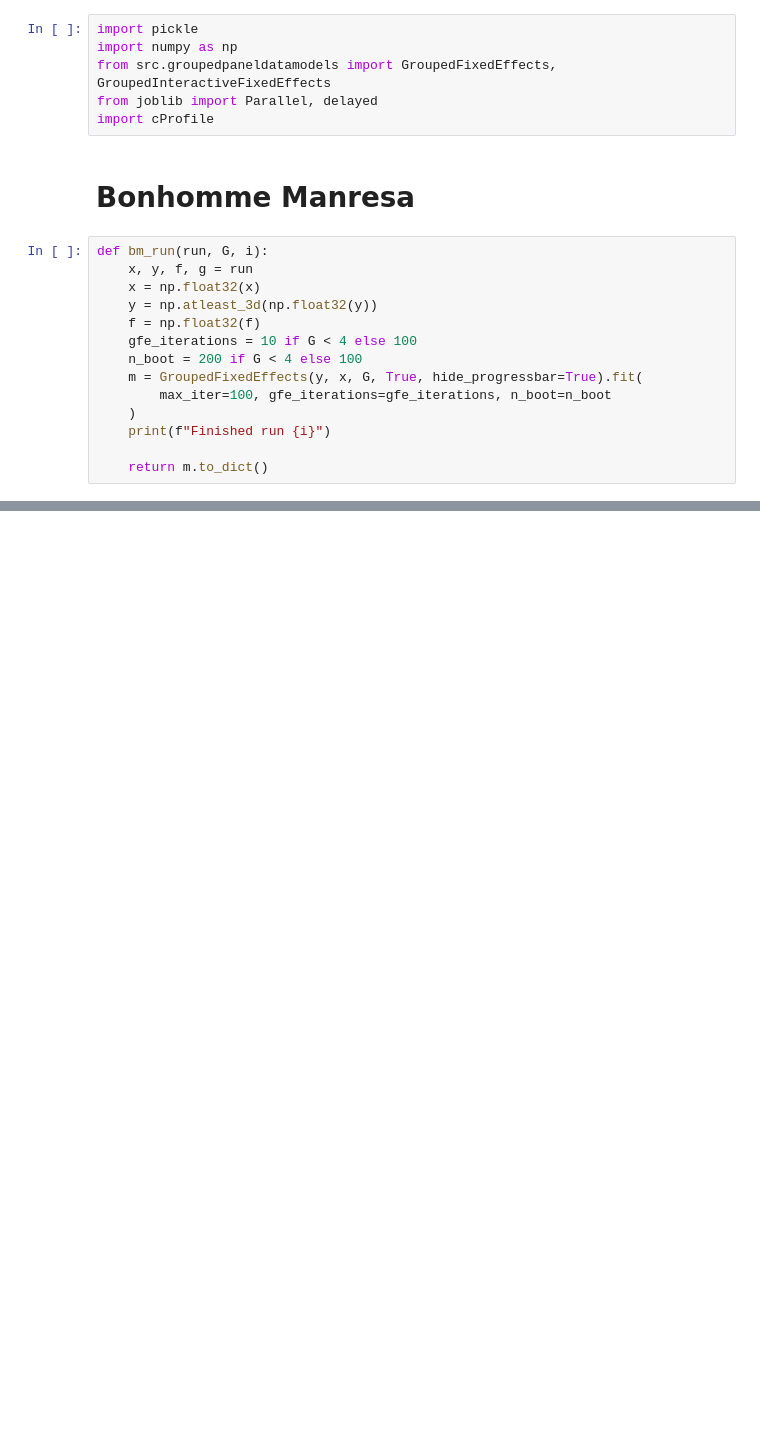
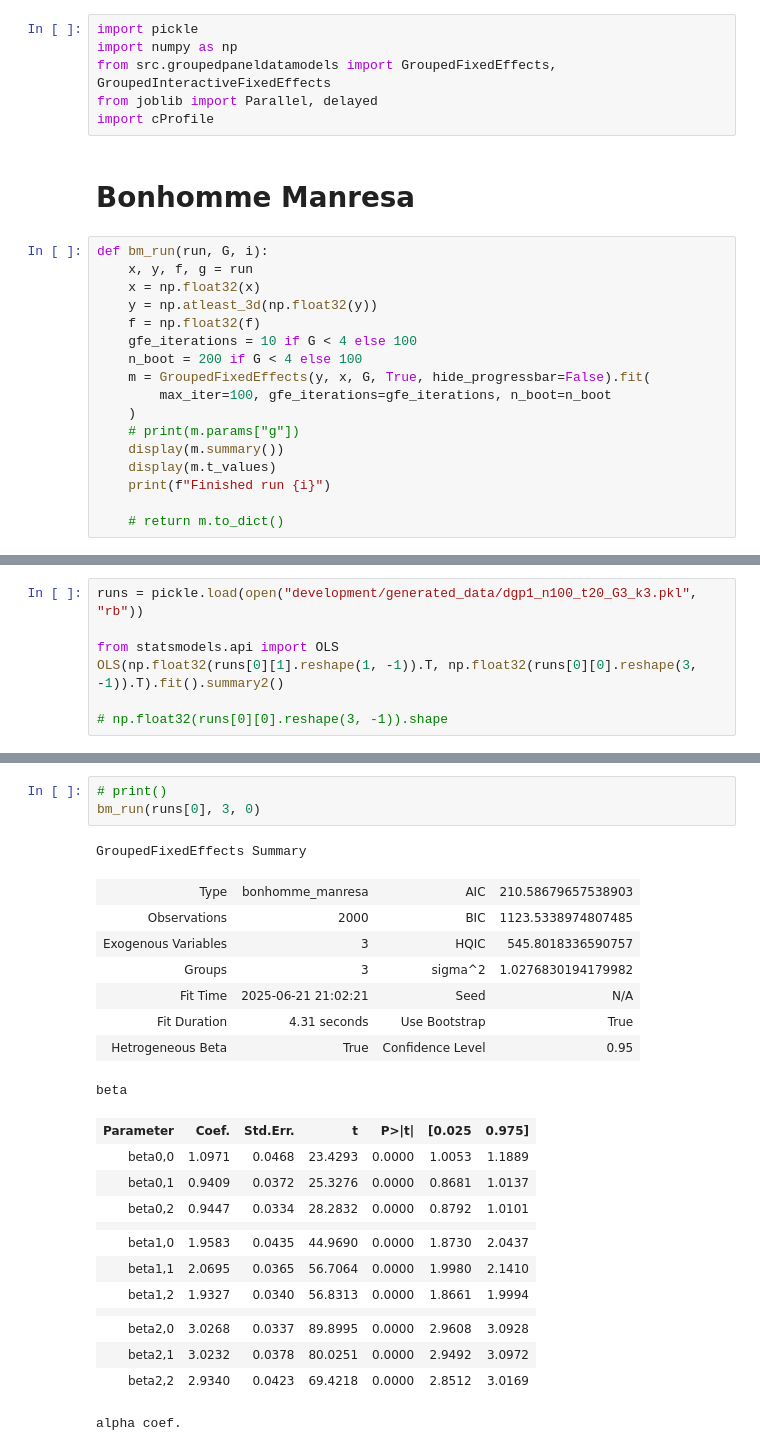
Before and after one commit to michadenheijer/groupedpaneldatamodels, a Jupyter notebook: compute_performance.ipynb, the cells around one changed output, grey strips where cells are left out. Drawn from its saved outputs; the diff is of its cells as text; blank space fills up the shorter version.

Commit message:
Add summary function, fix most issues

```diff
--- a/compute_performance.ipynb
+++ b/compute_performance.ipynb
@@ -14,12 +14,15 @@ def bm_run(run, G, i):
     f = np.float32(f)
     gfe_iterations = 10 if G < 4 else 100
     n_boot = 200 if G < 4 else 100
-    m = GroupedFixedEffects(y, x, G, True, hide_progressbar=True).fit(
+    m = GroupedFixedEffects(y, x, G, True, hide_progressbar=False).fit(
         max_iter=100, gfe_iterations=gfe_iterations, n_boot=n_boot
     )
+    # print(m.params["g"])
+    display(m.summary())
+    display(m.t_values)
     print(f"Finished run {i}")
 
-    return m.to_dict()
+    # return m.to_dict()
 # %%
 for n in (100, 200,):
     for t in (20, 50,):
@@ -55,0 +42,7 @@ KeyboardInterrupt:
+# %%
+runs = pickle.load(open("development/generated_data/dgp1_n100_t20_G3_k3.pkl", "rb"))
+
+from statsmodels.api import OLS
+OLS(np.float32(runs[0][1].reshape(1, -1)).T, np.float32(runs[0][0].reshape(3, -1)).T).fit().summary2()
+
+# np.float32(runs[0][0].reshape(3, -1)).shape
@@ -55,0 +68,26 @@ KeyboardInterrupt:
+# %%
+# print()
+bm_run(runs[0], 3, 0)
+# %% [output]
+GroupedFixedEffects Summary
+| Type | bonhomme_manresa | AIC | 210.58679657538903 |
+| Observations | 2000 | BIC | 1123.5338974807485 |
+| Exogenous Variables | 3 | HQIC | 545.8018336590757 |
+| Groups | 3 | sigma^2 | 1.0276830194179982 |
+| Fit Time | 2025-06-21 21:02:21 | Seed | N/A |
+| Fit Duration | 4.31 seconds | Use Bootstrap | True |
+| Hetrogeneous Beta | True | Confidence Level | 0.95 |
+beta
+| Parameter | Coef. | Std.Err. | t | P>|t| | [0.025 | 0.975] |
+| beta0,0 | 1.0971 | 0.0468 | 23.4293 | 0.0000 | 1.0053 | 1.1889 |
+| beta0,1 | 0.9409 | 0.0372 | 25.3276 | 0.0000 | 0.8681 | 1.0137 |
+| beta0,2 | 0.9447 | 0.0334 | 28.2832 | 0.0000 | 0.8792 | 1.0101 |
+|  |  |  |  |  |  |  |
+| beta1,0 | 1.9583 | 0.0435 | 44.9690 | 0.0000 | 1.8730 | 2.0437 |
+| beta1,1 | 2.0695 | 0.0365 | 56.7064 | 0.0000 | 1.9980 | 2.1410 |
+| beta1,2 | 1.9327 | 0.0340 | 56.8313 | 0.0000 | 1.8661 | 1.9994 |
+|  |  |  |  |  |  |  |
+| beta2,0 | 3.0268 | 0.0337 | 89.8995 | 0.0000 | 2.9608 | 3.0928 |
+| beta2,1 | 3.0232 | 0.0378 | 80.0251 | 0.0000 | 2.9492 | 3.0972 |
+| beta2,2 | 2.9340 | 0.0423 | 69.4218 | 0.0000 | 2.8512 | 3.0169 |
+alpha coef.
```
Also changed, not shown: parts of 11 cells of this notebook, 9 other files.
